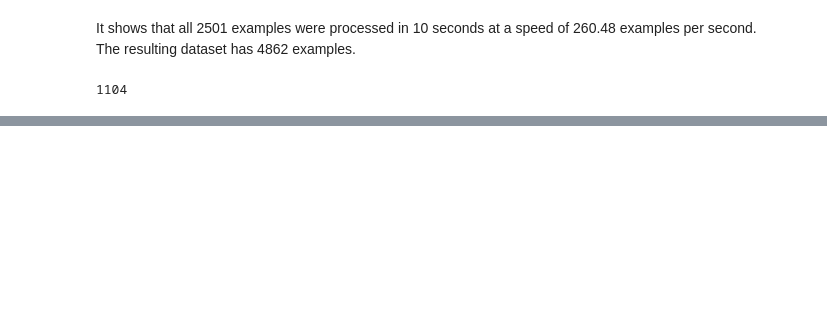
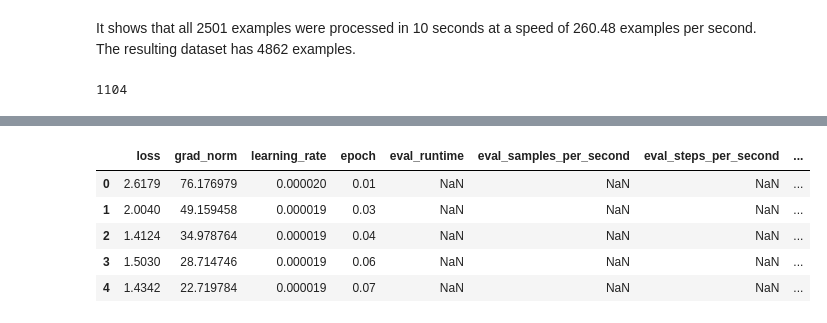
Before and after one commit to kgntmr/Thesis-Twitter-s-Nasdaq100-Sentiments-and-Topics-as-Indicators-for-News-Articles-Retrieval, a Jupyter notebook: Capstone_1_SubjQATransformer.ipynb, the cells around one changed output, grey strips where cells are left out. Drawn from its saved outputs; the diff is of its cells as text; code cells hidden in the pictures; blank space fills up the shorter version.

```diff
--- a/Capstone_1_SubjQATransformer.ipynb
+++ b/Capstone_1_SubjQATransformer.ipynb
@@ -470,12 +351,0 @@ from transformers import TrainingArguments
-# %%
-# Define training arguments for the model
-args = TrainingArguments(
-    "roberta-finetuned-subjqa-movies_2", # Output dir for saving model and checkpoints
-    evaluation_strategy="epoch", # Evaluate at the end of each epoch
-    save_strategy="epoch", # Save model at the end of each epoch to match evaluation timing
-    per_device_train_batch_size=8, # Training batch size per device
-    per_device_eval_batch_size=8, # Evaluation batch size per device
-    num_train_epochs=4, # Total number of training epochs
-    seed=42, # Seed for reproducibility
-    load_best_model_at_end=True # Load the best model based on evaluation at the end of training
-)
@@ -498,0 +352,15 @@ max_answer_length = 30
+# %%
+class DataFrameMetricsLogger(TrainerCallback):
+    def __init__(self):
+        # Initialize an empty list to store metrics dictionaries
+        self.metrics_list = []
+
+    def on_log(self, args, state, control, logs=None, **kwargs):
+        # This method is called whenever logs are emitted by the Trainer
+        if logs is not None:
+            # Append the log metrics directly to the list
+            self.metrics_list.append(logs.copy())  # Copy to ensure no overwriting
+
+    def get_dataframe(self):
+        # Convert the list of dictionaries to a DataFrame
+        return pd.DataFrame(self.metrics_list)
@@ -498,0 +382,3 @@ max_answer_length = 30
+# %%
+# Initialize the DataFrame logger
+dataframe_logger = DataFrameMetricsLogger()
@@ -508,0 +427,10 @@ trainer.push_to_hub(commit_message="Done with the Training")
+# %%
+# Convert logged metrics to DataFrame
+metrics_df = dataframe_logger.get_dataframe()
+# %% [output]
+|  | loss | grad_norm | learning_rate | epoch | eval_runtime | eval_samples_per_second | eval_steps_per_second | ... |
+| 0 | 2.6179 | 76.176979 | 0.000020 | 0.01 | NaN | NaN | NaN | ... |
+| 1 | 2.0040 | 49.159458 | 0.000019 | 0.03 | NaN | NaN | NaN | ... |
+| 2 | 1.4124 | 34.978764 | 0.000019 | 0.04 | NaN | NaN | NaN | ... |
+| 3 | 1.5030 | 28.714746 | 0.000019 | 0.06 | NaN | NaN | NaN | ... |
+| 4 | 1.4342 | 22.719784 | 0.000019 | 0.07 | NaN | NaN | NaN | ... |
```
Also changed, not shown: parts of 44 cells of this notebook.
